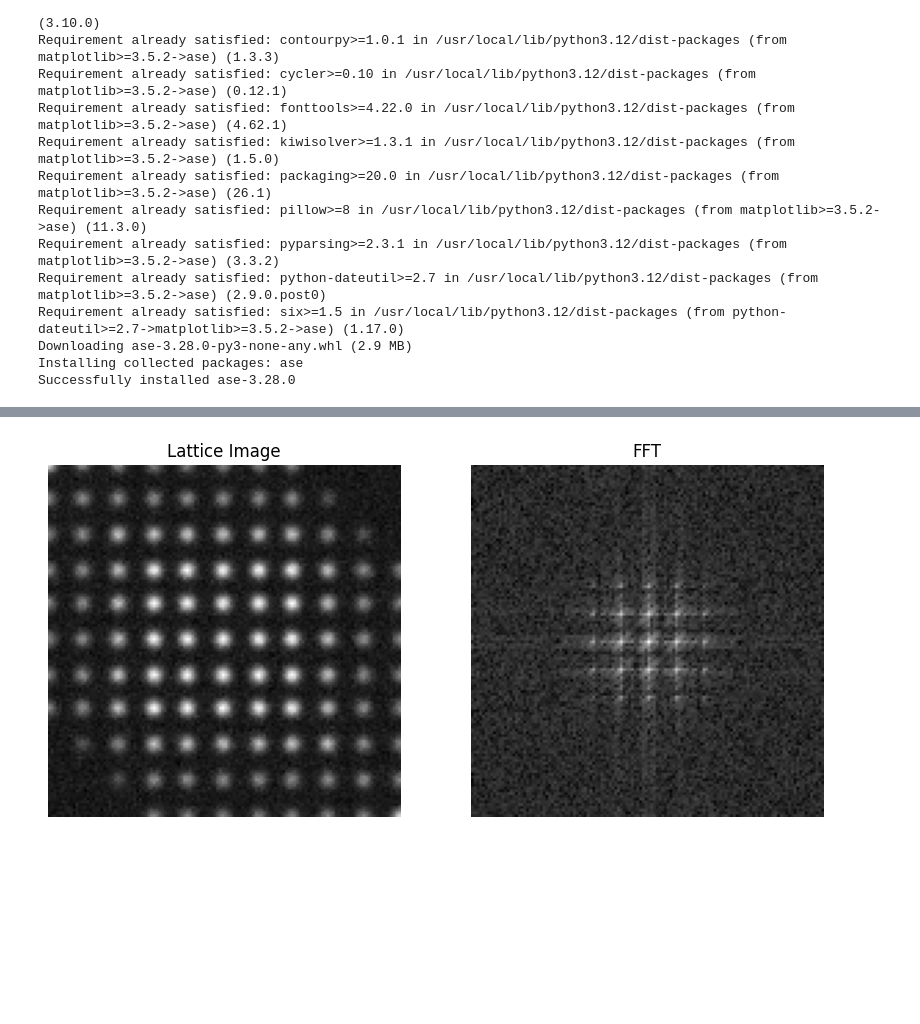
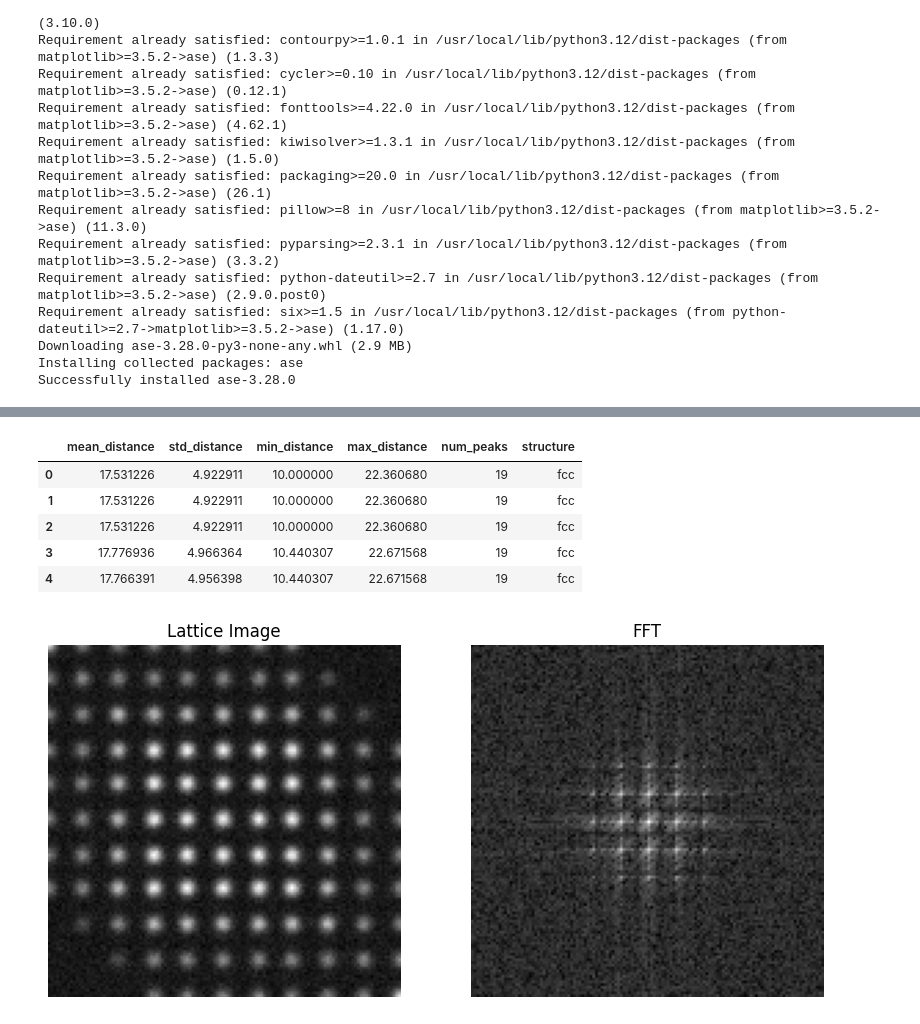
Before and after one commit to aarav06-bit/CS131_release, a Jupyter notebook: spring_2026/crystal_density_classification/crystal_density_calculation.ipynb, the cells around one changed output, grey strips where cells are left out. Drawn from its saved outputs; the diff is of its cells as text; code cells hidden in the pictures; blank space fills up the shorter version.

```diff
--- a/spring_2026/crystal_density_classification/crystal_density_calculation.ipynb
+++ b/spring_2026/crystal_density_classification/crystal_density_calculation.ipynb
@@ -244,3 +266,98 @@ Total samples: 144
+# %%
+feature_data = []
+
+for idx in range(len(metadata_df)):
+
+    # Load image
+    filename = metadata_df.iloc[idx]['filename']
+
+    structure = metadata_df.iloc[idx]['structure']
+
+    image = np.load(
+        f"dataset/images/{filename}"
+    )
+
+    # Compute FFT
+    fft = np.fft.fftshift(
+        np.fft.fft2(image)
+    )
+
+    magnitude = np.log(np.abs(fft) + 1)
+
+    # Detect FFT peaks
+    coordinates = peak_local_max(
+        magnitude,
+        min_distance=3,
+        threshold_abs=1.5,
+        num_peaks=20
+    )
+
+    # FFT center
+    center_y = magnitude.shape[0] // 2
+    center_x = magnitude.shape[1] // 2
+
+    distances = []
+
+    for coord in coordinates:
+
+        y, x = coord
+
+        # Skip center peak
+        if abs(x - center_x) < 5 and abs(y - center_y) < 5:
+            continue
+
+        distance = np.sqrt(
+            (x - center_x)**2 +
+            (y - center_y)**2
+        )
+
+        distances.append(distance)
+
+    distances = np.array(distances)
+
+    # Skip images with no peaks
+    if len(distances) == 0:
+        continue
+
+    # Fourier features
+    mean_distance = np.mean(distances)
+
+    std_distance = np.std(distances)
+
+    min_distance = np.min(distances)
+
+    max_distance = np.max(distances)
+
+    num_peaks = len(distances)
+
+    # Store features
+    feature_data.append({
+
+        'mean_distance': mean_distance,
+
+        'std_distance': std_distance,
+
+        'min_distance': min_distance,
+
+        'max_distance': max_distance,
+
+        'num_peaks': num_peaks,
+
+        'structure': structure
+    })
+
+# Create dataframe
+features_df = pd.DataFrame(feature_data)
+
+# Display first rows
+features_df.head()
+# %% [output]
+|  | mean_distance | std_distance | min_distance | max_distance | num_peaks | structure |
+| 0 | 17.531226 | 4.922911 | 10.000000 | 22.360680 | 19 | fcc |
+| 1 | 17.531226 | 4.922911 | 10.000000 | 22.360680 | 19 | fcc |
+| 2 | 17.531226 | 4.922911 | 10.000000 | 22.360680 | 19 | fcc |
+| 3 | 17.776936 | 4.966364 | 10.440307 | 22.671568 | 19 | fcc |
+| 4 | 17.766391 | 4.956398 | 10.440307 | 22.671568 | 19 | fcc |
 # %%
 sample = np.load("dataset/images/sample_0000.npy")
 
```
Also changed, not shown: parts of 23 cells of this notebook.
